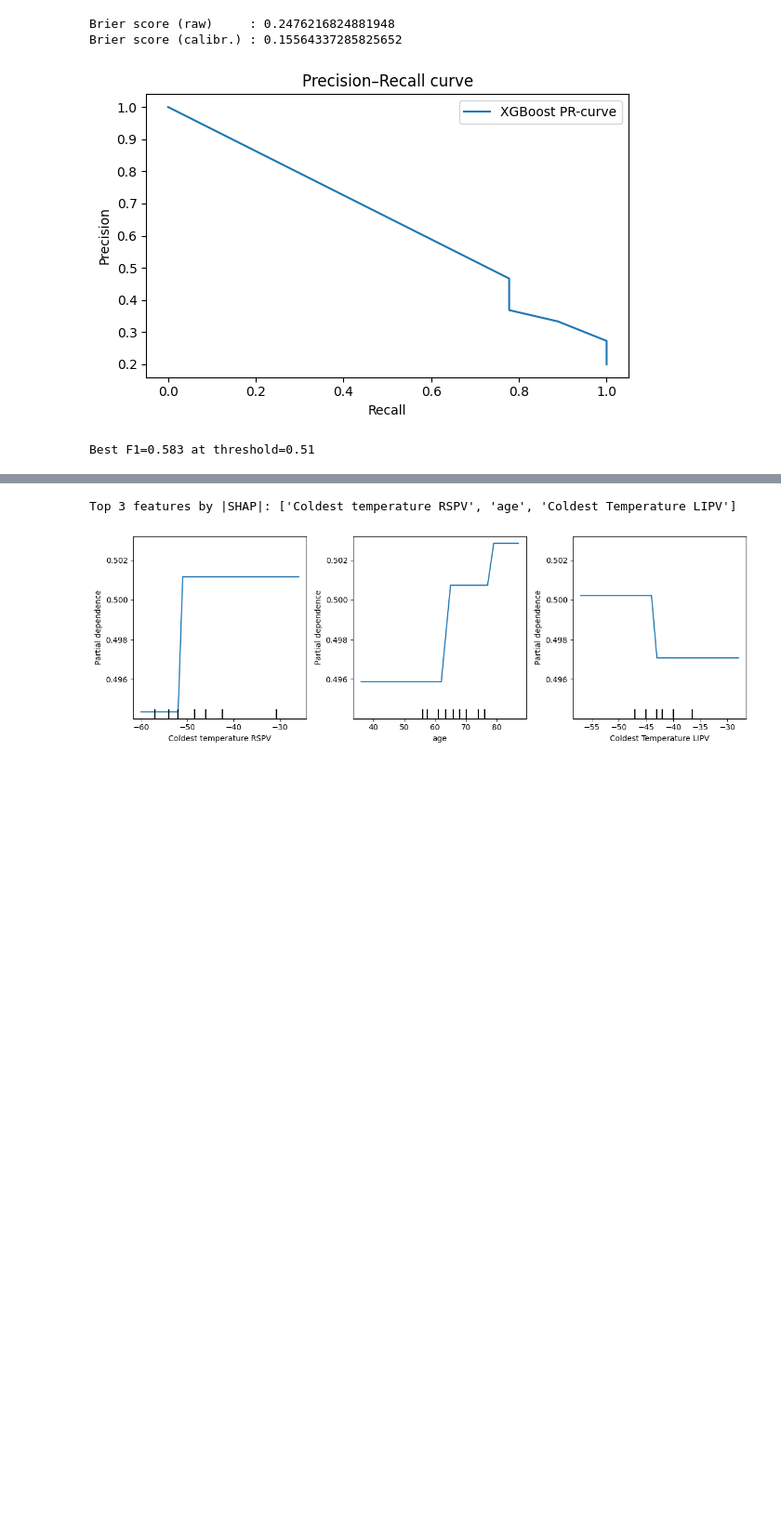
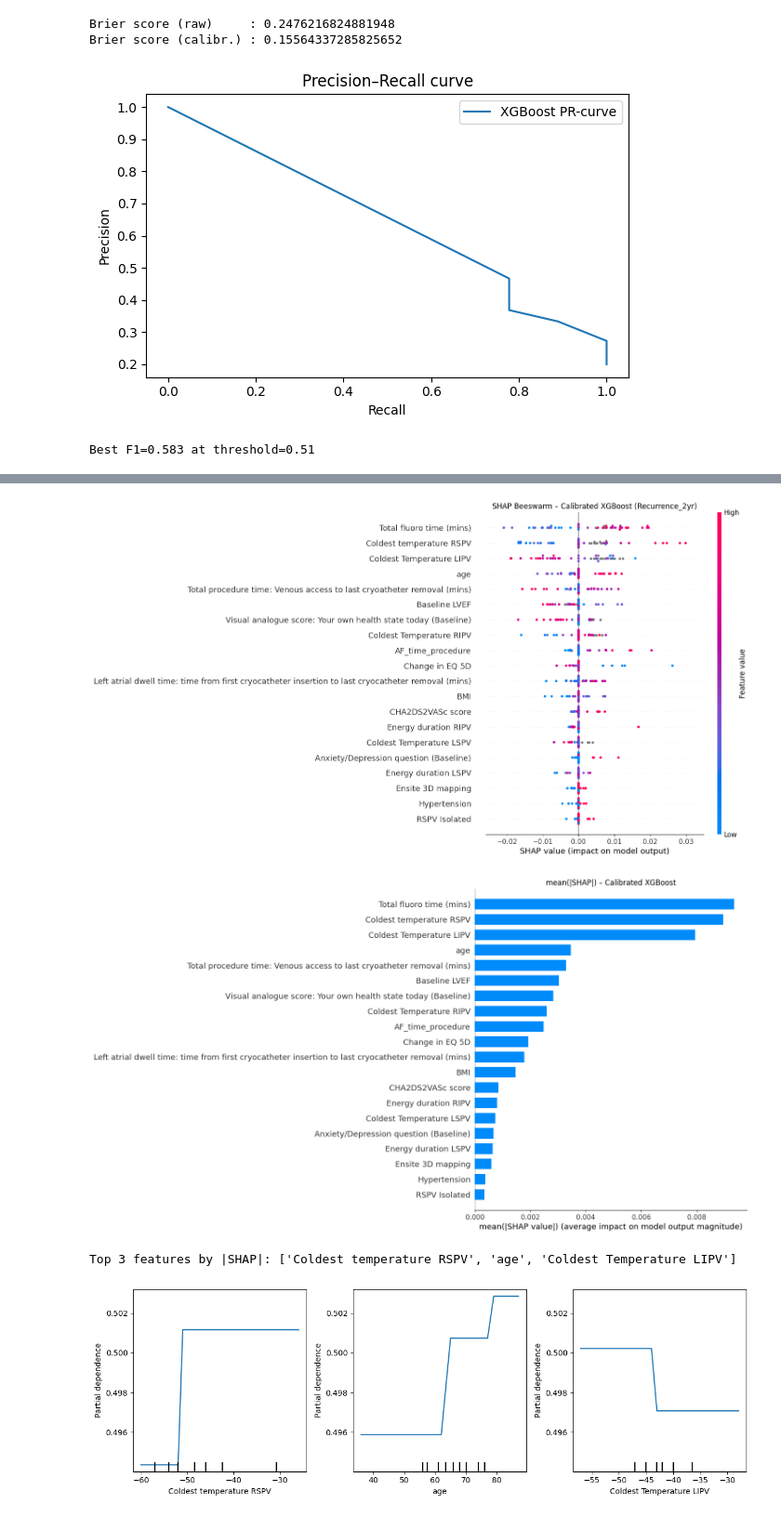
Before and after one commit to lochieh19798/Data-analysis, a Jupyter notebook: Figure2mod.ipynb, the cells around one changed output, grey strips where cells are left out. Shown at 93% size. Saved outputs shown, nothing was run; the diff lists cells and outputs as text; code cells hidden in the pictures; blank space fills up the shorter version.

```diff
--- a/Figure2mod.ipynb
+++ b/Figure2mod.ipynb
@@ -1345,3 +1314,76 @@ plt.show()
+# %%
+# ╔═╡ Cell 10.4 – Model-agnostic SHAP (Calibrated XGBoost + KernelExplainer) ─────────╗
+import shap
+import matplotlib.pyplot as plt
+import numpy as np
+import pandas as pd
+
+# 0) Unpack your sigmoid-calibrated XGBoost pipeline
+calibrator = models["XGBoost_Calibrated"]
+
+# 1) Grab feature names for round-tripping arrays → DataFrame
+feature_names = X_train.columns.tolist()
+
+# 2) Build a wrapper that accepts either np.ndarray or pd.DataFrame
+def model_proba(arr_or_df):
+    # if KernelExplainer passes in a plain array, turn it into a DF
+    if isinstance(arr_or_df, np.ndarray):
+        df = pd.DataFrame(arr_or_df, columns=feature_names)
+    else:
+        df = arr_or_df
+    return calibrator.predict_proba(df)[:, 1]
+
+# 3) Draw a small background sample (NumPy) for Kernel SHAP
+bg = shap.sample(X_train, 100, random_state=RANDOM_STATE).values
+
+# 4) Instantiate a fully model-agnostic explainer
+explainer_agn = shap.KernelExplainer(
+    model_proba,
+    bg
+)
+
+# 5) Compute SHAP values on your held-out test set (as an array)
+shap_values_agn = explainer_agn.shap_values(
+    X_test.values,
+    nsamples=200      # lower this if it’s too slow
+)
+
+# 6) Compute global min/max & add 10% margin for clear x-axis
+sv = np.array(shap_values_agn)
+lo, hi   = sv.min(), sv.max()
+margin   = 0.1 * (hi - lo)
+
+# 7) Beeswarm (dot) summary on probability scale
+plt.figure(figsize=(12, 6))
+shap.summary_plot(
+    shap_values_agn,
+    X_test.values,
+    feature_names=feature_names,
+    plot_type="dot",
+    max_display=20,
+    show=False
+)
+plt.xlim(lo - margin, hi + margin)
+plt.title("SHAP Beeswarm – Calibrated XGBoost (Recurrence_2yr)")
+plt.tight_layout()
+plt.show()
+
+# 8) Bar plot of mean(|SHAP|)
+plt.figure(figsize=(6, 8))
+shap.summary_plot(
+    shap_values_agn,
+    X_test.values,
+    feature_names=feature_names,
+    plot_type="bar",
+    max_display=20,
+    show=False
+)
+plt.title("mean(|SHAP|) – Calibrated XGBoost")
+plt.tight_layout()
+plt.show()
+# %% [output]
+[figure, added]
+[figure, added]
 # %%
 # ╔═╡ Cell 10.5 – Partial dependence for top features ═══════════════╗
 import numpy as np
```
Also changed, not shown: parts of 2 cells of this notebook.
